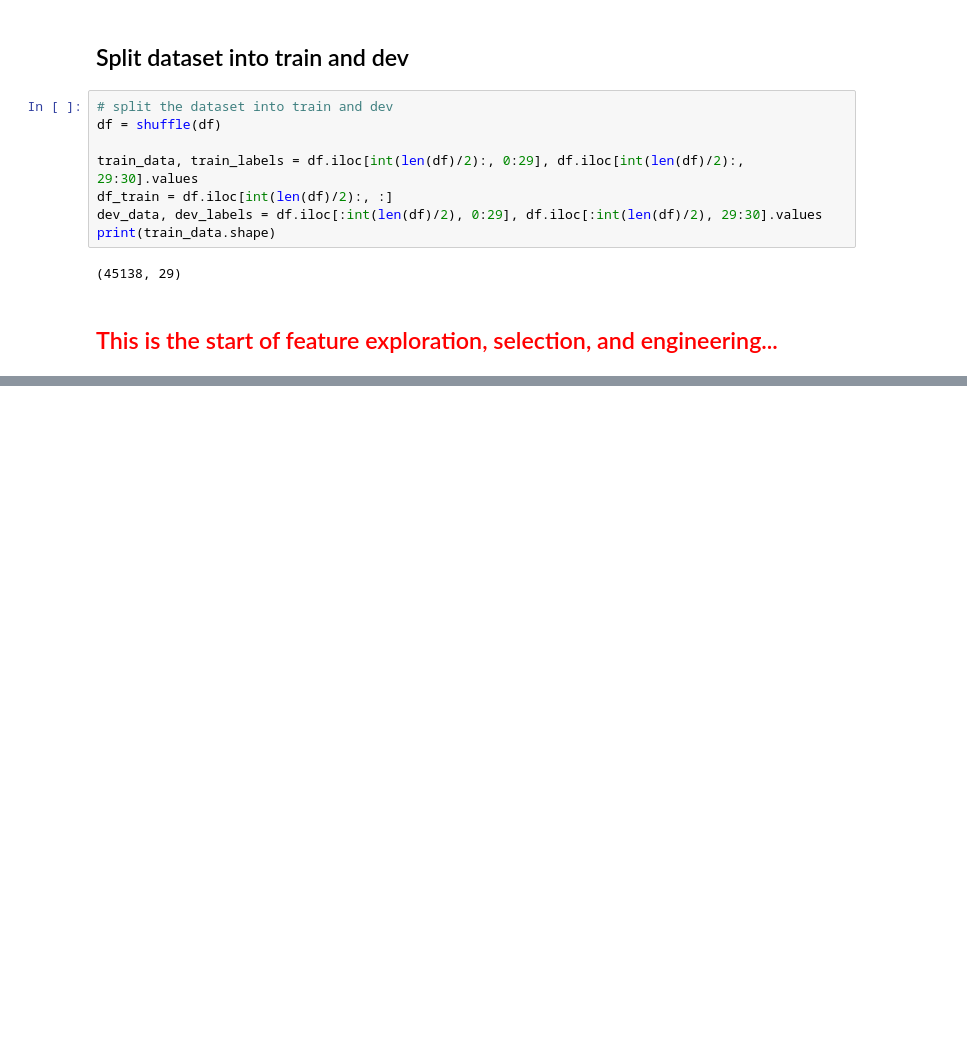
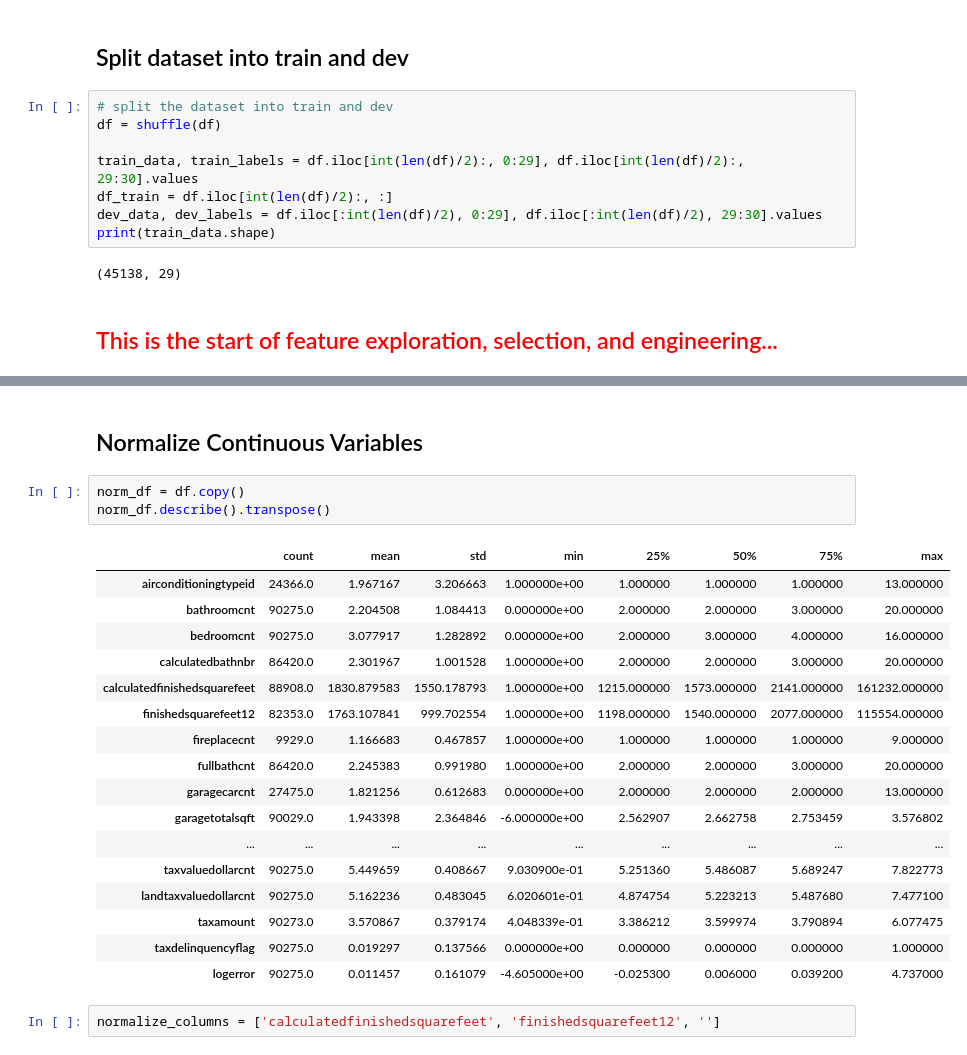
Before and after one commit to AustinDoolittle/W207-Final-Project, a Jupyter notebook: combined_eda.ipynb, the cells around one changed output, grey strips where cells are left out. Drawn from its saved outputs; the diff is of its cells as text; blank space fills up the shorter version.

```diff
--- a/combined_eda.ipynb
+++ b/combined_eda.ipynb
@@ -244,0 +294,25 @@ new_df.head(8).transpose()
+# %% [markdown]
+## Normalize Continuous Variables
+# %%
+norm_df = df.copy()
+norm_df.describe().transpose()
+# %% [output]
+|  | count | mean | std | min | 25% | 50% | 75% | max |
+| airconditioningtypeid | 24366.0 | 1.967167 | 3.206663 | 1.000000e+00 | 1.000000 | 1.000000 | 1.000000 | 13.000000 |
+| bathroomcnt | 90275.0 | 2.204508 | 1.084413 | 0.000000e+00 | 2.000000 | 2.000000 | 3.000000 | 20.000000 |
+| bedroomcnt | 90275.0 | 3.077917 | 1.282892 | 0.000000e+00 | 2.000000 | 3.000000 | 4.000000 | 16.000000 |
+| calculatedbathnbr | 86420.0 | 2.301967 | 1.001528 | 1.000000e+00 | 2.000000 | 2.000000 | 3.000000 | 20.000000 |
+| calculatedfinishedsquarefeet | 88908.0 | 1830.879583 | 1550.178793 | 1.000000e+00 | 1215.000000 | 1573.000000 | 2141.000000 | 161232.000000 |
+| finishedsquarefeet12 | 82353.0 | 1763.107841 | 999.702554 | 1.000000e+00 | 1198.000000 | 1540.000000 | 2077.000000 | 115554.000000 |
+| fireplacecnt | 9929.0 | 1.166683 | 0.467857 | 1.000000e+00 | 1.000000 | 1.000000 | 1.000000 | 9.000000 |
+| fullbathcnt | 86420.0 | 2.245383 | 0.991980 | 1.000000e+00 | 2.000000 | 2.000000 | 3.000000 | 20.000000 |
+| garagecarcnt | 27475.0 | 1.821256 | 0.612683 | 0.000000e+00 | 2.000000 | 2.000000 | 2.000000 | 13.000000 |
+| garagetotalsqft | 90029.0 | 1.943398 | 2.364846 | -6.000000e+00 | 2.562907 | 2.662758 | 2.753459 | 3.576802 |
+| ... | ... | ... | ... | ... | ... | ... | ... | ... |
+| taxvaluedollarcnt | 90275.0 | 5.449659 | 0.408667 | 9.030900e-01 | 5.251360 | 5.486087 | 5.689247 | 7.822773 |
+| landtaxvaluedollarcnt | 90275.0 | 5.162236 | 0.483045 | 6.020601e-01 | 4.874754 | 5.223213 | 5.487680 | 7.477100 |
+| taxamount | 90273.0 | 3.570867 | 0.379174 | 4.048339e-01 | 3.386212 | 3.599974 | 3.790894 | 6.077475 |
+| taxdelinquencyflag | 90275.0 | 0.019297 | 0.137566 | 0.000000e+00 | 0.000000 | 0.000000 | 0.000000 | 1.000000 |
+| logerror | 90275.0 | 0.011457 | 0.161079 | -4.605000e+00 | -0.025300 | 0.006000 | 0.039200 | 4.737000 |
+# %%
+normalize_columns = ['calculatedfinishedsquarefeet', 'finishedsquarefeet12', '']
```
Also changed, not shown: parts of 9 cells of this notebook.
